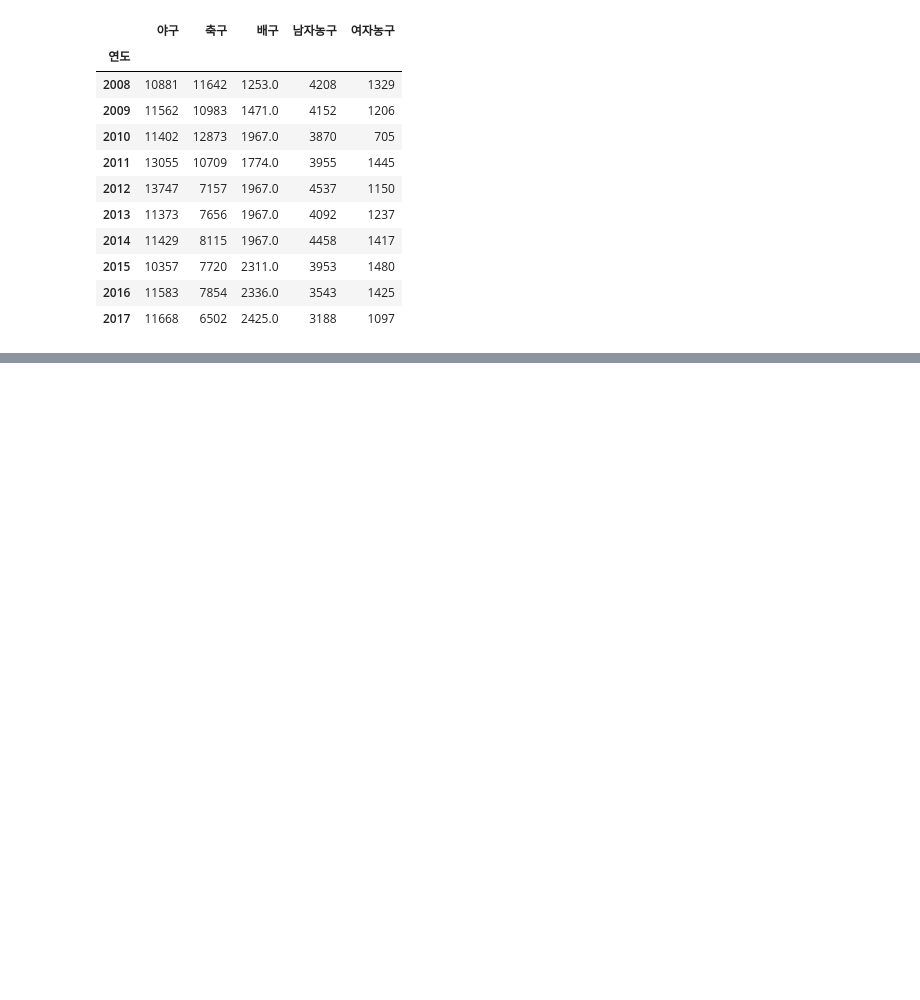
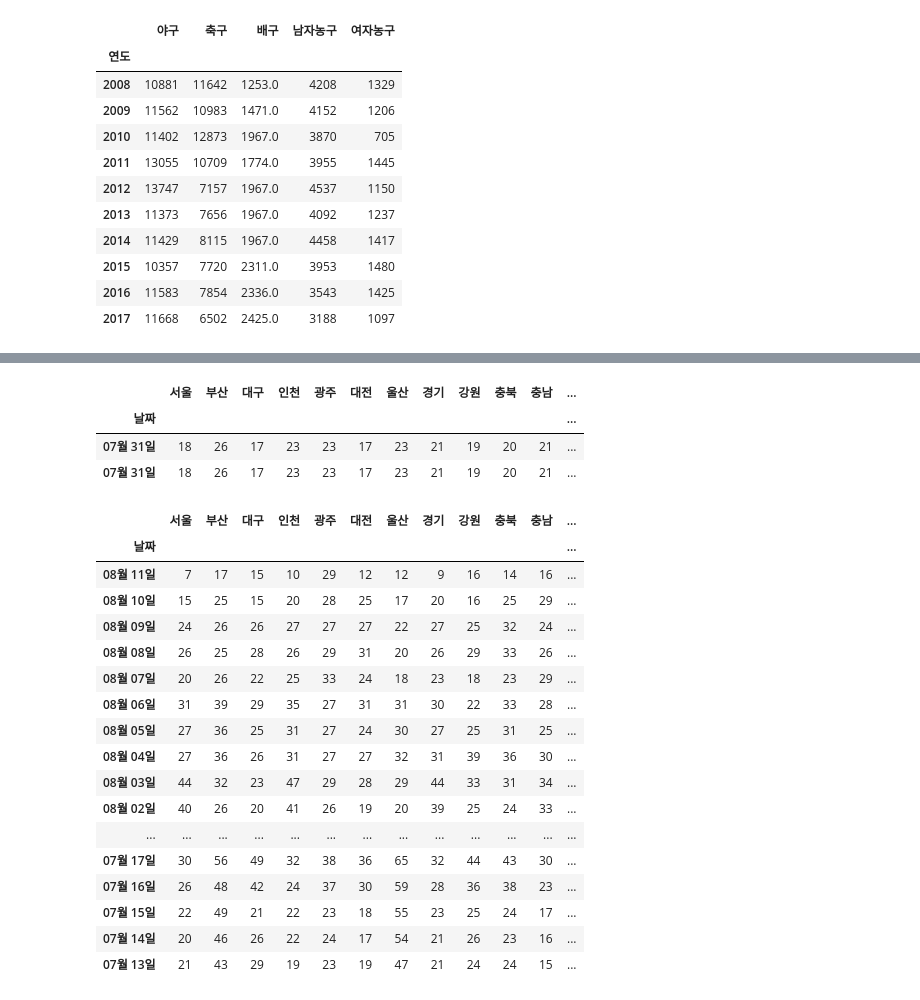
Before and after one commit to KHB2937/Python_ML_DL, a Jupyter notebook: 완결성.ipynb, the cells around one changed output, grey strips where cells are left out. Saved outputs shown, nothing was run; the diff lists cells and outputs as text; code cells hidden in the pictures; blank space fills up the shorter version.

```diff
--- a/완결성.ipynb
+++ b/완결성.ipynb
@@ -123,0 +130,3 @@ df.fillna(df.median()) #이건 중간값으로 대체
+# %%
+df = pd.read_csv('/content/dust.csv', index_col=0)
+df.head()
@@ -123,0 +171,30 @@ df.fillna(df.median()) #이건 중간값으로 대체
+# %%
+df.loc['07월 31일'] # 중복되는 날짜를 찾고
+# %% [output]
+|  | 서울 | 부산 | 대구 | 인천 | 광주 | 대전 | 울산 | 경기 | 강원 | 충북 | 충남 | ... |
+| 날짜 |  |  |  |  |  |  |  |  |  |  |  | ... |
+| 07월 31일 | 18 | 26 | 17 | 23 | 23 | 17 | 23 | 21 | 19 | 20 | 21 | ... |
+| 07월 31일 | 18 | 26 | 17 | 23 | 23 | 17 | 23 | 21 | 19 | 20 | 21 | ... |
+# %%
+df.drop_duplicates(inplace=True) # 중복된 로우는 삭제된다
+# %%
+df
+# %% [output]
+|  | 서울 | 부산 | 대구 | 인천 | 광주 | 대전 | 울산 | 경기 | 강원 | 충북 | 충남 | ... |
+| 날짜 |  |  |  |  |  |  |  |  |  |  |  | ... |
+| 08월 11일 | 7 | 17 | 15 | 10 | 29 | 12 | 12 | 9 | 16 | 14 | 16 | ... |
+| 08월 10일 | 15 | 25 | 15 | 20 | 28 | 25 | 17 | 20 | 16 | 25 | 29 | ... |
+| 08월 09일 | 24 | 26 | 26 | 27 | 27 | 27 | 22 | 27 | 25 | 32 | 24 | ... |
+| 08월 08일 | 26 | 25 | 28 | 26 | 29 | 31 | 20 | 26 | 29 | 33 | 26 | ... |
+| 08월 07일 | 20 | 26 | 22 | 25 | 33 | 24 | 18 | 23 | 18 | 23 | 29 | ... |
+| 08월 06일 | 31 | 39 | 29 | 35 | 27 | 31 | 31 | 30 | 22 | 33 | 28 | ... |
+| 08월 05일 | 27 | 36 | 25 | 31 | 27 | 24 | 30 | 27 | 25 | 31 | 25 | ... |
+| 08월 04일 | 27 | 36 | 26 | 31 | 27 | 27 | 32 | 31 | 39 | 36 | 30 | ... |
+| 08월 03일 | 44 | 32 | 23 | 47 | 29 | 28 | 29 | 44 | 33 | 31 | 34 | ... |
+| 08월 02일 | 40 | 26 | 20 | 41 | 26 | 19 | 20 | 39 | 25 | 24 | 33 | ... |
+| ... | ... | ... | ... | ... | ... | ... | ... | ... | ... | ... | ... | ... |
+| 07월 17일 | 30 | 56 | 49 | 32 | 38 | 36 | 65 | 32 | 44 | 43 | 30 | ... |
+| 07월 16일 | 26 | 48 | 42 | 24 | 37 | 30 | 59 | 28 | 36 | 38 | 23 | ... |
+| 07월 15일 | 22 | 49 | 21 | 22 | 23 | 18 | 55 | 23 | 25 | 24 | 17 | ... |
+| 07월 14일 | 20 | 46 | 26 | 22 | 24 | 17 | 54 | 21 | 26 | 23 | 16 | ... |
+| 07월 13일 | 21 | 43 | 29 | 19 | 23 | 19 | 47 | 21 | 24 | 24 | 15 | ... |
```
Also changed, not shown: parts of 28 cells of this notebook.
